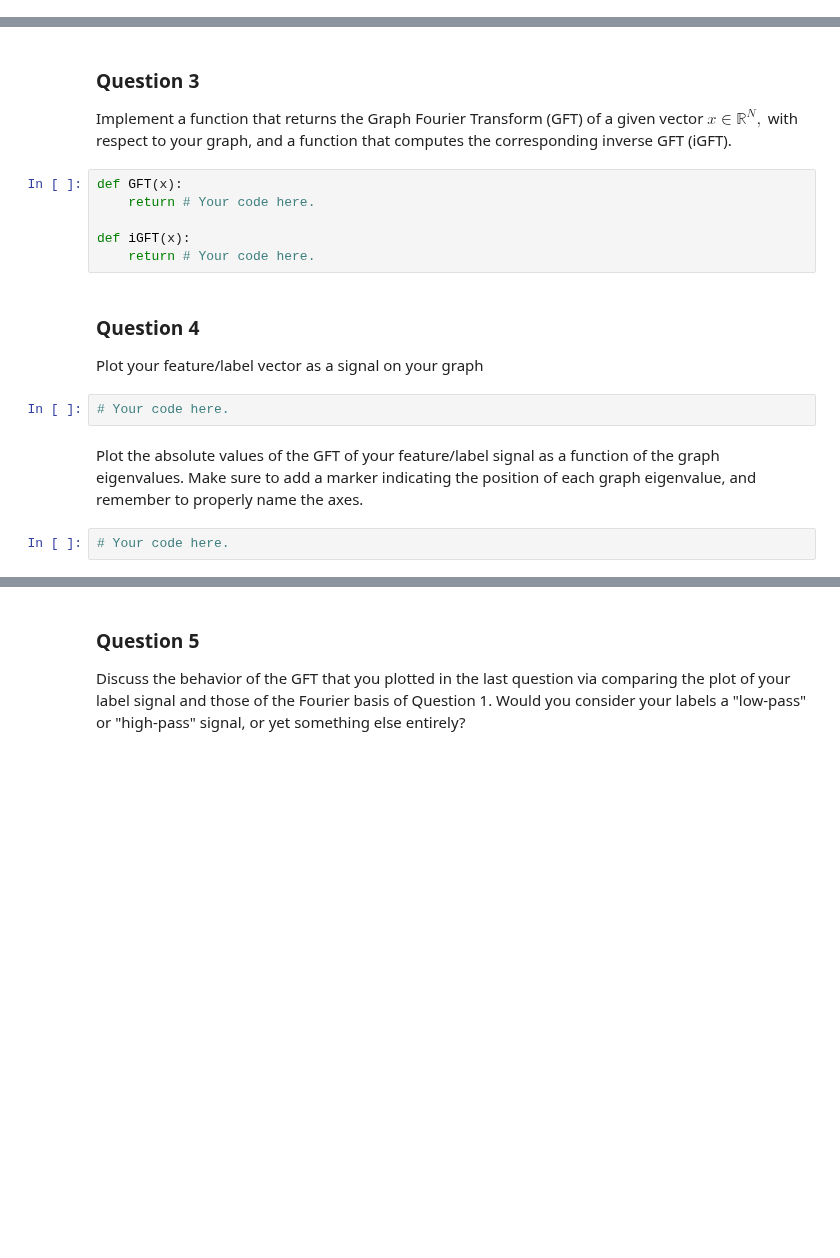
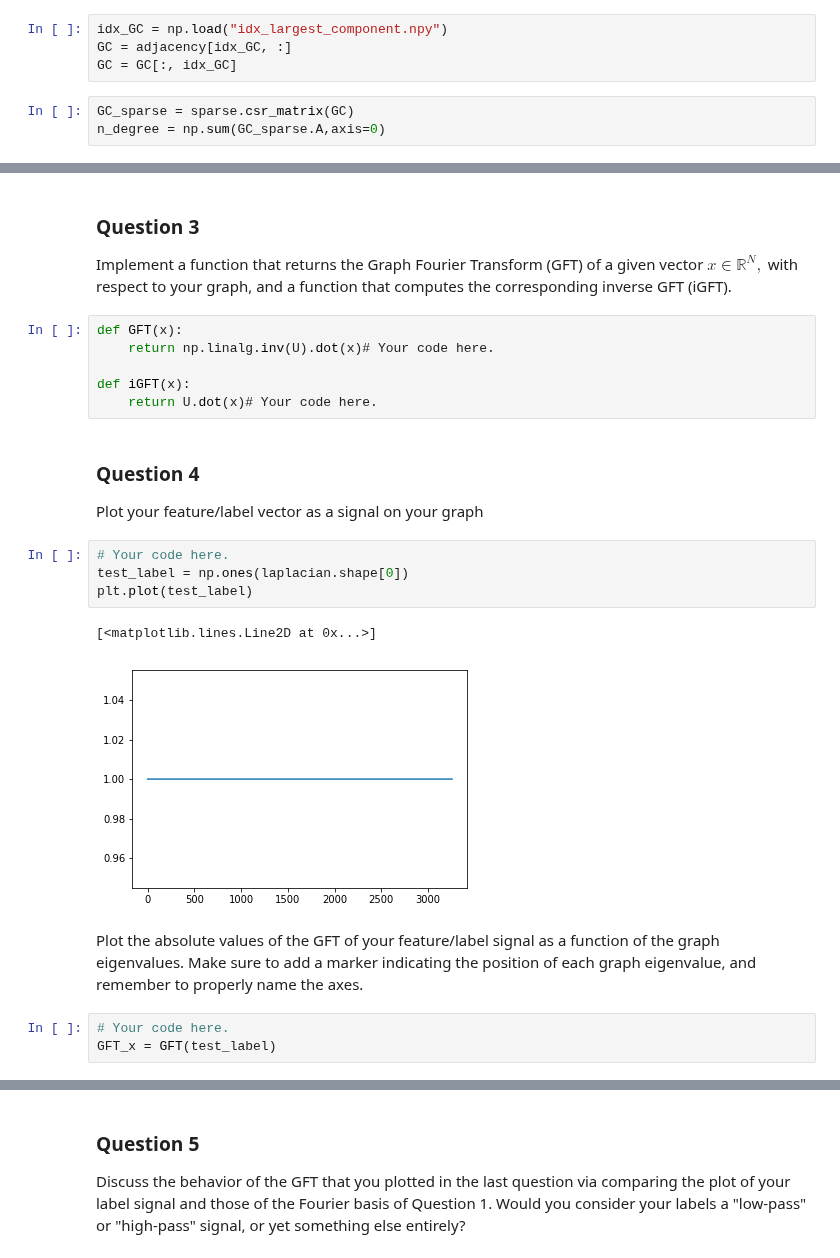
Before and after one commit to ownzonefeng/ntds_groupwork, a Jupyter notebook: Milestone4/4_graph_signal_processing.ipynb, the cells around one changed output, grey strips where cells are left out. Cells and saved outputs as stored; diff of their text form; blank space fills up the shorter version.

```diff
--- a/Milestone4/4_graph_signal_processing.ipynb
+++ b/Milestone4/4_graph_signal_processing.ipynb
@@ -99,0 +90,7 @@ _Note_: If your features/labels are not floating-point numbers, please convert t
+# %%
+idx_GC = np.load("idx_largest_component.npy")
+GC = adjacency[idx_GC, :]
+GC = GC[:, idx_GC]
+# %%
+GC_sparse = sparse.csr_matrix(GC)
+n_degree = np.sum(GC_sparse.A,axis=0)
@@ -129,17 +152,23 @@ What can you observe in terms of local variations when comparing the basis vecto
 Implement a function that returns the Graph Fourier Transform (GFT) of a given vector $x \in \mathbb{R}^{N},$ with respect to your graph, and a function that computes the corresponding inverse GFT (iGFT).
 # %%
 def GFT(x):
-    return # Your code here.
+    return np.linalg.inv(U).dot(x)# Your code here.
 
 def iGFT(x):
-    return # Your code here.
+    return U.dot(x)# Your code here.
 # %% [markdown]
 ### Question 4
 
 Plot your feature/label vector as a signal on your graph
 # %%
 # Your code here.
+test_label = np.ones(laplacian.shape[0])
+plt.plot(test_label)
+# %% [output]
+[<matplotlib.lines.Line2D at 0x...>]
+[figure, added]
 # %% [markdown]
 Plot the absolute values of the GFT of your feature/label signal as a function of the graph eigenvalues. Make sure to add a marker indicating the position of each graph eigenvalue, and remember to properly name the axes.
 # %%
 # Your code here.
+GFT_x = GFT(test_label)
```
Also changed, not shown: parts of 16 cells of this notebook, 4 other files.
